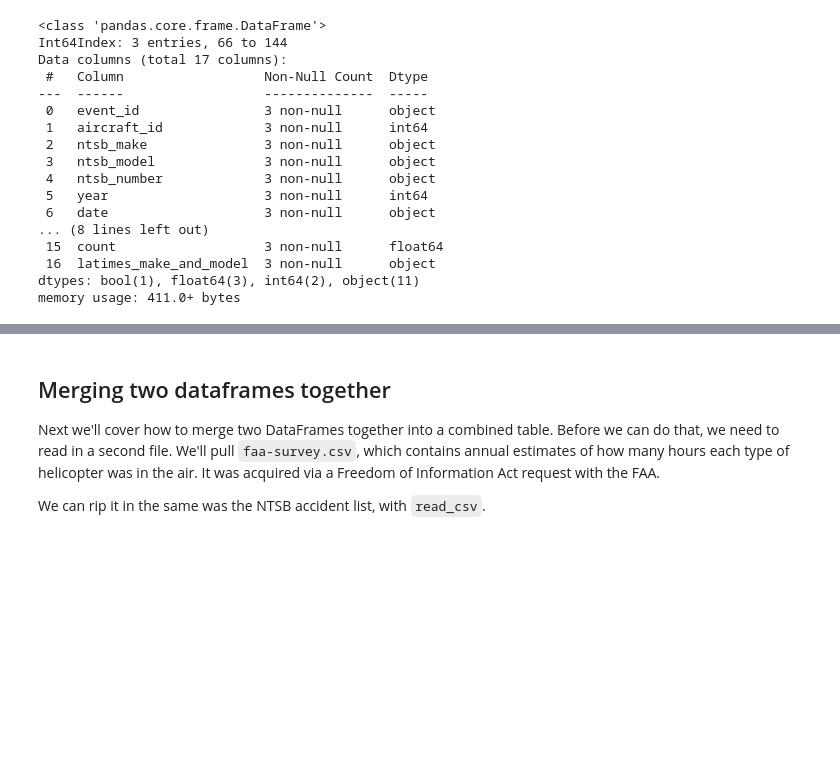
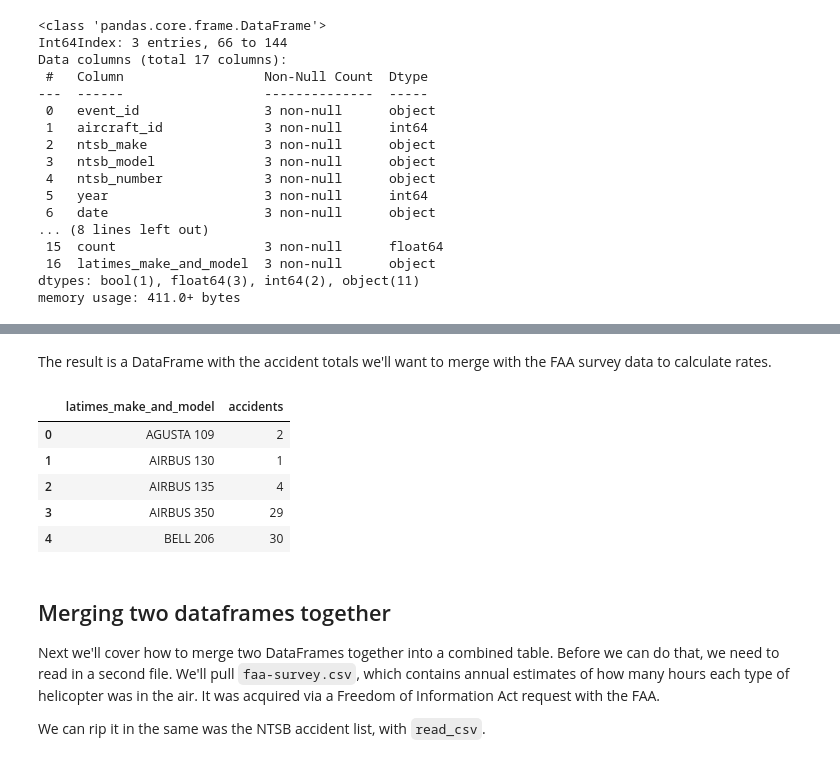
Before and after one commit to palewire/first-python-notebook, a Jupyter notebook: jupyterlite/fast-python-notebook/notebook.ipynb, the cells around one changed output, grey strips where cells are left out. Saved outputs shown, nothing was run; the diff lists cells and outputs as text; code cells hidden in the pictures; blank space fills up the shorter version.

```diff
--- a/jupyterlite/fast-python-notebook/notebook.ipynb
+++ b/jupyterlite/fast-python-notebook/notebook.ipynb
@@ -505,0 +586,2 @@ memory usage: 411.0+ bytes
+# %%
+accident_counts = accident_list.groupby("latimes_make_and_model").size().reset_index()
@@ -506,3 +594,16 @@ memory usage: 411.0+ bytes
+# %%
+accident_counts.rename(columns={0: "accidents"}, inplace=True)
+# %% [markdown]
+The result is a DataFrame with the accident totals we'll want to merge with the FAA survey data to calculate rates.
+# %%
+accident_counts.head()
+# %% [output]
+|  | latimes_make_and_model | accidents |
+| 0 | AGUSTA 109 | 2 |
+| 1 | AIRBUS 130 | 1 |
+| 2 | AIRBUS 135 | 4 |
+| 3 | AIRBUS 350 | 29 |
+| 4 | BELL 206 | 30 |
 # %% [markdown]
 ## Merging two dataframes together
 
```
Also changed, not shown: parts of 21 cells of this notebook.
